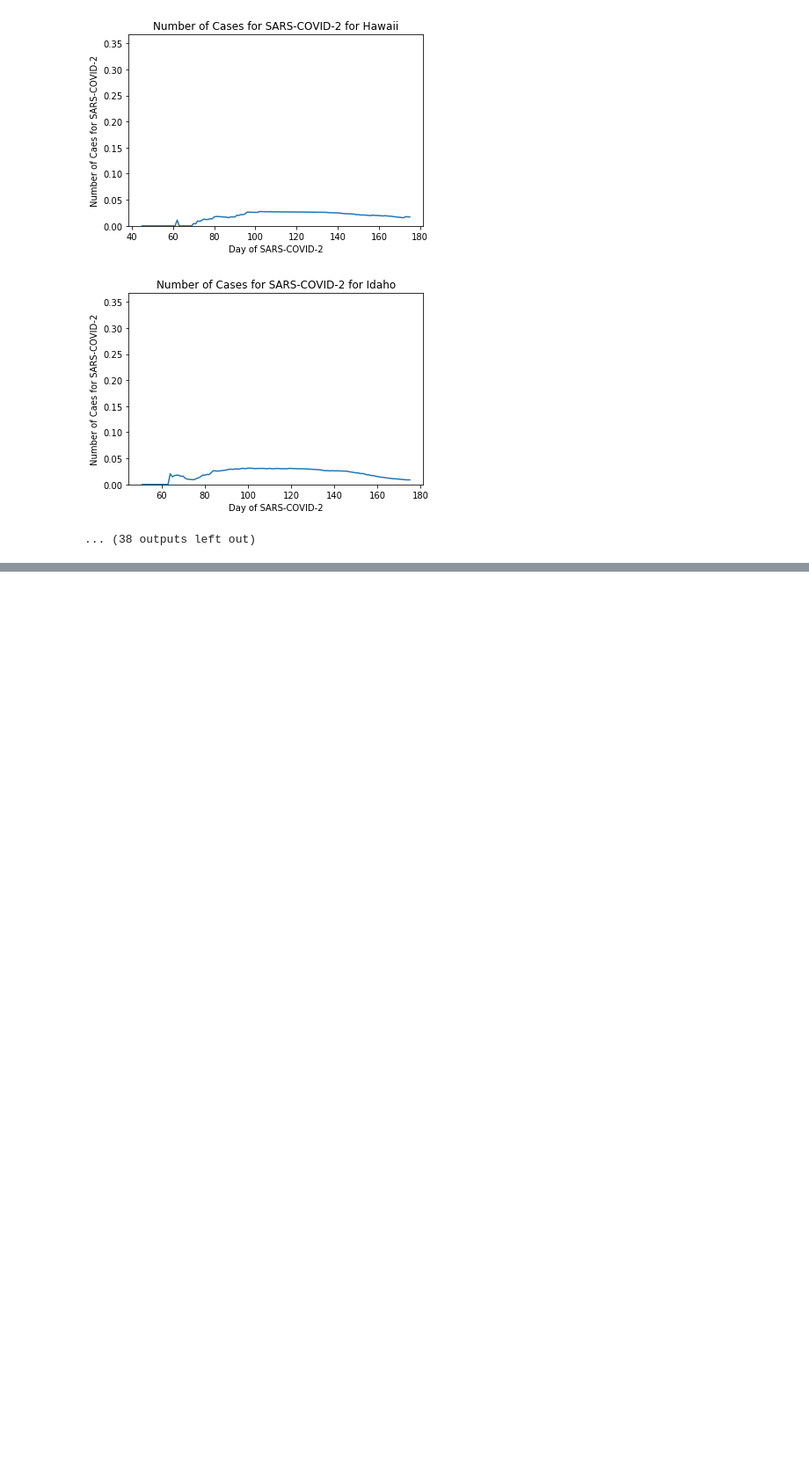
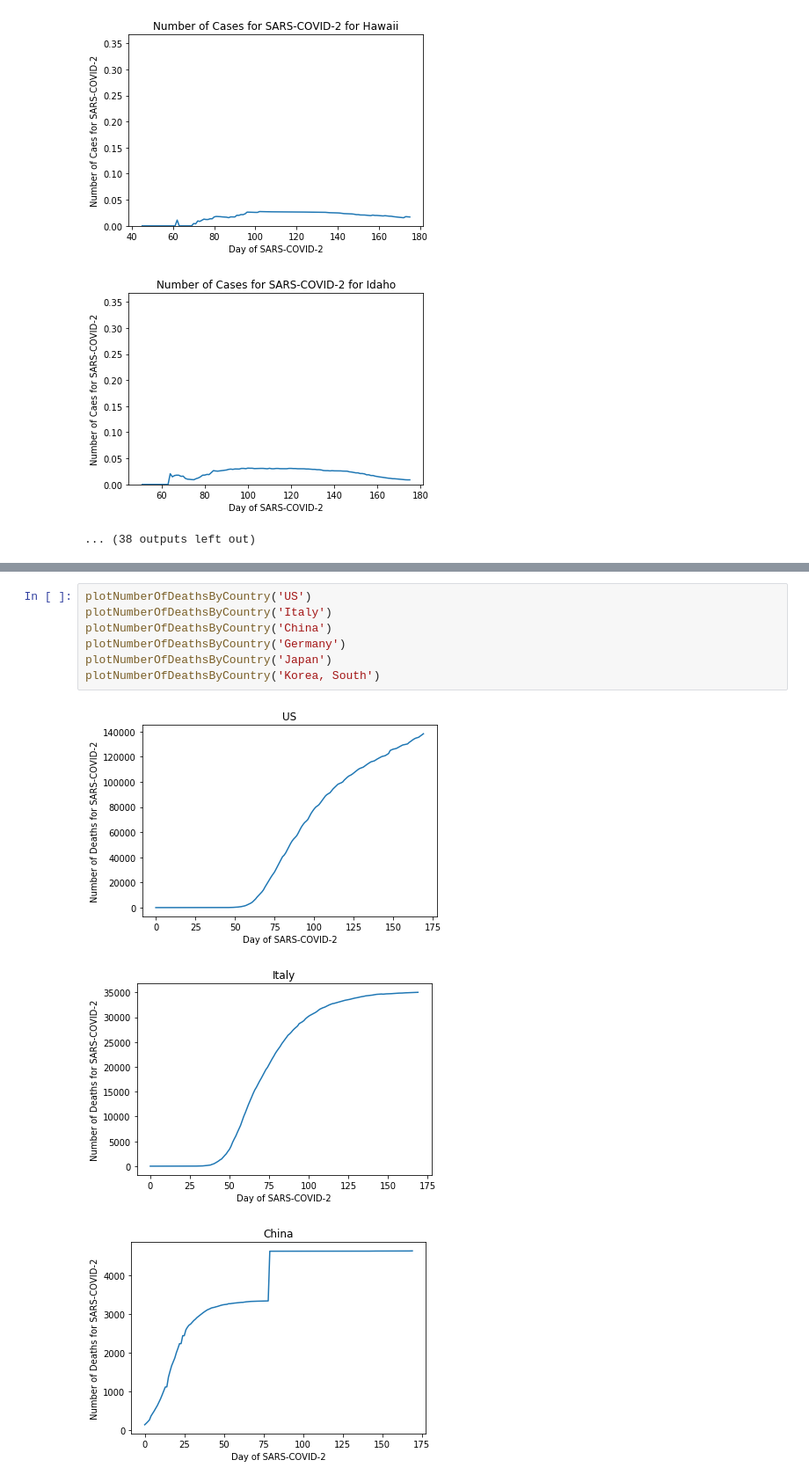
Before and after one commit to kleiaLaRoe/projects, a Jupyter notebook: python/patternRecognition/COVID19/COVID19Data.ipynb, the cells around one changed output, grey strips where cells are left out. Shown at 88% size. Saved outputs shown, nothing was run; the diff lists cells and outputs as text; blank space fills up the shorter version.

```diff
--- a/python/patternRecognition/COVID19/COVID19Data.ipynb
+++ b/python/patternRecognition/COVID19/COVID19Data.ipynb
@@ -336,0 +341,11 @@ plotMortalityByCountry('US')
+# %%
+plotNumberOfDeathsByCountry('US')
+plotNumberOfDeathsByCountry('Italy')
+plotNumberOfDeathsByCountry('China')
+plotNumberOfDeathsByCountry('Germany')
+plotNumberOfDeathsByCountry('Japan')
+plotNumberOfDeathsByCountry('Korea, South')
+# %% [output]
+[figure, added]
+[figure, added]
+[figure, added]
```
Also changed, not shown: parts of 8 cells of this notebook.
